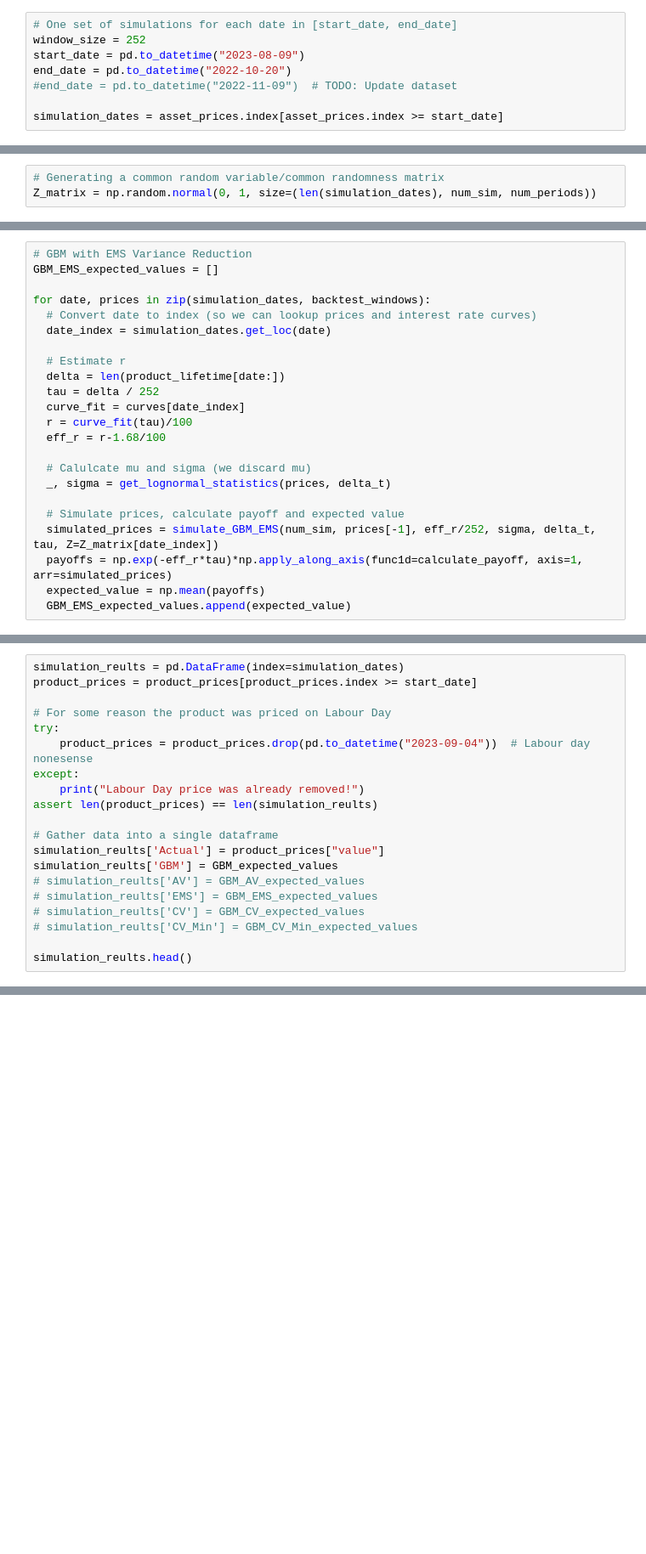
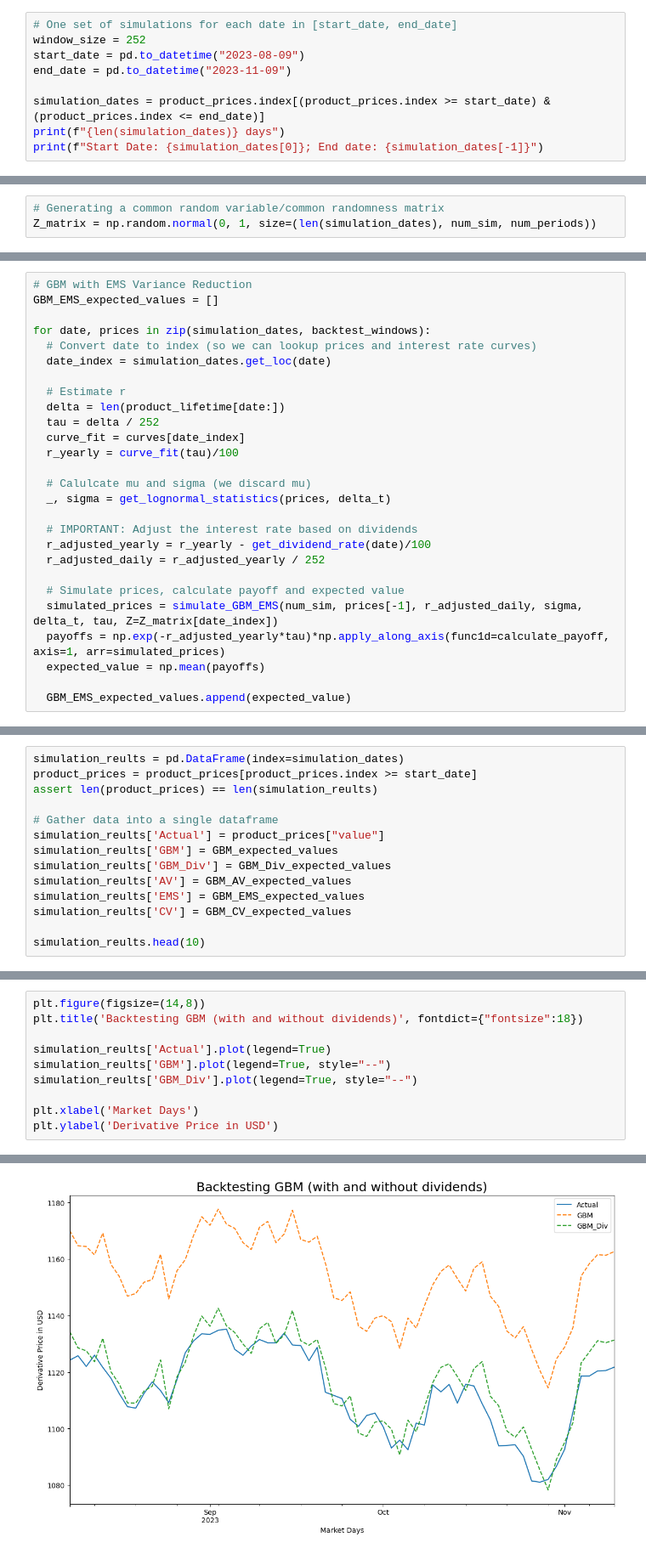
Before and after one commit to RahulG1309/MH4518, a Jupyter notebook: simulations/Black_Scholes.ipynb, the cells around one changed output, grey strips where cells are left out. Shown: that part at 85% size. Saved outputs shown, nothing was run; the diff lists cells and outputs as text; blank space fills up the shorter version.

```diff
--- a/simulations/Black_Scholes.ipynb
+++ b/simulations/Black_Scholes.ipynb
@@ -273,7 +320,8 @@ T = num_periods/252
 # One set of simulations for each date in [start_date, end_date]
 window_size = 252
 start_date = pd.to_datetime("2023-08-09")
-end_date = pd.to_datetime("2022-10-20")
-#end_date = pd.to_datetime("2022-11-09")  # TODO: Update dataset
+end_date = pd.to_datetime("2023-11-09")
 
-simulation_dates = asset_prices.index[asset_prices.index >= start_date]
+simulation_dates = product_prices.index[(product_prices.index >= start_date) & (product_prices.index <= end_date)]
+print(f"{len(simulation_dates)} days")
+print(f"Start Date: {simulation_dates[0]}; End date: {simulation_dates[-1]}")
@@ -417,14 +554,18 @@ for date, prices in zip(simulation_dates, backtest_windows):
   delta = len(product_lifetime[date:])
   tau = delta / 252
   curve_fit = curves[date_index]
-  r = curve_fit(tau)/100
-  eff_r = r-1.68/100
+  r_yearly = curve_fit(tau)/100
 
   # Calulcate mu and sigma (we discard mu)
   _, sigma = get_lognormal_statistics(prices, delta_t)
 
+  # IMPORTANT: Adjust the interest rate based on dividends
+  r_adjusted_yearly = r_yearly - get_dividend_rate(date)/100
+  r_adjusted_daily = r_adjusted_yearly / 252
+
   # Simulate prices, calculate payoff and expected value
-  simulated_prices = simulate_GBM_EMS(num_sim, prices[-1], eff_r/252, sigma, delta_t, tau, Z=Z_matrix[date_index])
-  payoffs = np.exp(-eff_r*tau)*np.apply_along_axis(func1d=calculate_payoff, axis=1, arr=simulated_prices)
+  simulated_prices = simulate_GBM_EMS(num_sim, prices[-1], r_adjusted_daily, sigma, delta_t, tau, Z=Z_matrix[date_index])
+  payoffs = np.exp(-r_adjusted_yearly*tau)*np.apply_along_axis(func1d=calculate_payoff, axis=1, arr=simulated_prices)
   expected_value = np.mean(payoffs)
+
   GBM_EMS_expected_values.append(expected_value)
@@ -505,20 +623,14 @@ for date, prices in zip(simulation_dates, backtest_windows):
 # %%
 simulation_reults = pd.DataFrame(index=simulation_dates)
 product_prices = product_prices[product_prices.index >= start_date]
-
-# For some reason the product was priced on Labour Day
-try:
-    product_prices = product_prices.drop(pd.to_datetime("2023-09-04"))  # Labour day nonesense
-except:
-    print("Labour Day price was already removed!")
 assert len(product_prices) == len(simulation_reults)
 
 # Gather data into a single dataframe
 simulation_reults['Actual'] = product_prices["value"]
 simulation_reults['GBM'] = GBM_expected_values
-# simulation_reults['AV'] = GBM_AV_expected_values
-# simulation_reults['EMS'] = GBM_EMS_expected_values
-# simulation_reults['CV'] = GBM_CV_expected_values
-# simulation_reults['CV_Min'] = GBM_CV_Min_expected_values
+simulation_reults['GBM_Div'] = GBM_Div_expected_values
+simulation_reults['AV'] = GBM_AV_expected_values
+simulation_reults['EMS'] = GBM_EMS_expected_values
+simulation_reults['CV'] = GBM_CV_expected_values
 
-simulation_reults.head()
+simulation_reults.head(10)
@@ -524,0 +650,11 @@ simulation_reults.head()
+# %%
+plt.figure(figsize=(14,8))
+plt.title('Backtesting GBM (with and without dividends)', fontdict={"fontsize":18})
+
+simulation_reults['Actual'].plot(legend=True)
+simulation_reults['GBM'].plot(legend=True, style="--")
+simulation_reults['GBM_Div'].plot(legend=True, style="--")
+
+plt.xlabel('Market Days')
+plt.ylabel('Derivative Price in USD')
+# %% [output]
@@ -525,2 +662,3 @@ simulation_reults.head()
+[figure, added]
 # %%
 plt.figure(figsize=(14,8))
```
Also changed, not shown: parts of 46 cells of this notebook, 4 other files.
